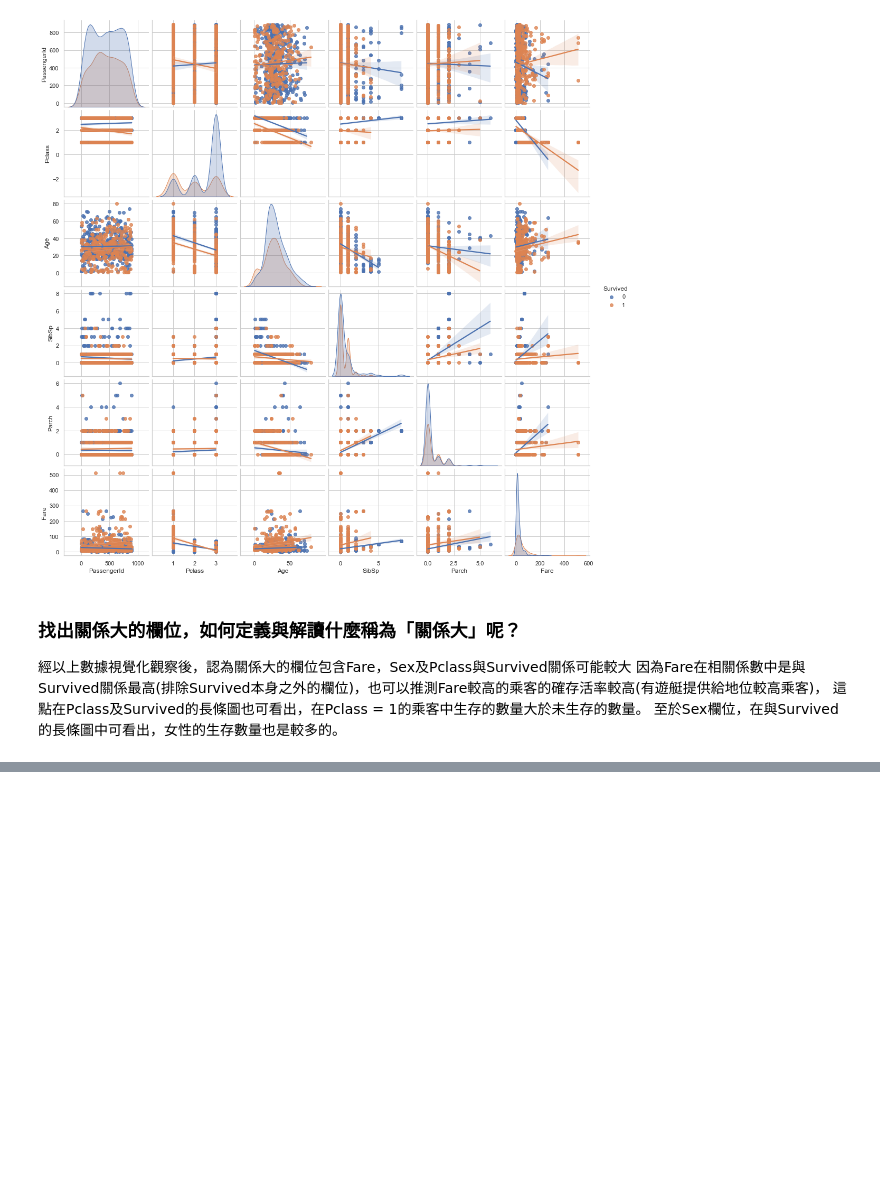
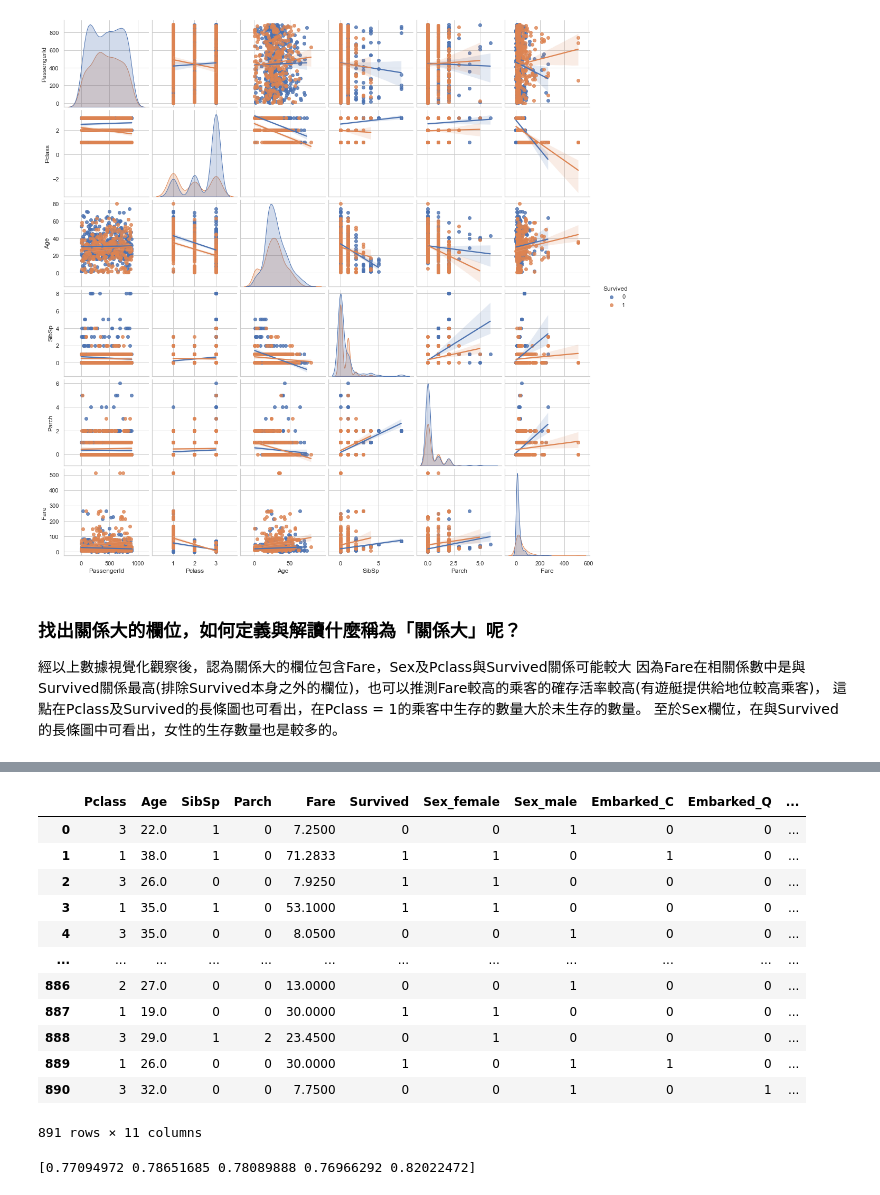
Before and after one commit to jonathanjyu/Projects, a Jupyter notebook: Titanic_Analysis/Titanic_Analysis.ipynb, the cells around one changed output, grey strips where cells are left out. Cells and saved outputs as stored; diff of their text form; code cells hidden in the pictures; blank space fills up the shorter version.

Commit message:
HW-Task03-undone-20240531 17:50

```diff
--- a/Titanic_Analysis/Titanic_Analysis.ipynb
+++ b/Titanic_Analysis/Titanic_Analysis.ipynb
@@ -129,0 +133,4 @@ plt.show()
+# %%
+# pick the columns are importance
+df_task03 = df[['Pclass','Sex','Age','SibSp','Parch','Fare','Embarked','Survived']]
+#df_task03
@@ -129,0 +149,5 @@ plt.show()
+# %%
+# fillna with mode and mean for Embarked and Age column
+df_task03['Embarked'].fillna(df_task03['Embarked'].mode()[0], inplace = True)
+df_task03['Age'].fillna(int(df_task03['Age'].mean()),inplace = True)
+print('\nAfter fillna:\n',df_task03.isnull().sum())
@@ -129,0 +169,4 @@ plt.show()
+# %%
+# one-hot encoding
+df_task03 = pd.get_dummies(df_task03)
+print('\nafter one hot encoding',df_task03)
@@ -129,0 +191,34 @@ plt.show()
+# %%
+df_task03
+# %% [output]
+|  | Pclass | Age | SibSp | Parch | Fare | Survived | Sex_female | Sex_male | Embarked_C | Embarked_Q | ... |
+| 0 | 3 | 22.0 | 1 | 0 | 7.2500 | 0 | 0 | 1 | 0 | 0 | ... |
+| 1 | 1 | 38.0 | 1 | 0 | 71.2833 | 1 | 1 | 0 | 1 | 0 | ... |
+| 2 | 3 | 26.0 | 0 | 0 | 7.9250 | 1 | 1 | 0 | 0 | 0 | ... |
+| 3 | 1 | 35.0 | 1 | 0 | 53.1000 | 1 | 1 | 0 | 0 | 0 | ... |
+| 4 | 3 | 35.0 | 0 | 0 | 8.0500 | 0 | 0 | 1 | 0 | 0 | ... |
+| ... | ... | ... | ... | ... | ... | ... | ... | ... | ... | ... | ... |
+| 886 | 2 | 27.0 | 0 | 0 | 13.0000 | 0 | 0 | 1 | 0 | 0 | ... |
+| 887 | 1 | 19.0 | 0 | 0 | 30.0000 | 1 | 1 | 0 | 0 | 0 | ... |
+| 888 | 3 | 29.0 | 1 | 2 | 23.4500 | 0 | 1 | 0 | 0 | 0 | ... |
+| 889 | 1 | 26.0 | 0 | 0 | 30.0000 | 1 | 0 | 1 | 1 | 0 | ... |
+| 890 | 3 | 32.0 | 0 | 0 | 7.7500 | 0 | 0 | 1 | 0 | 1 | ... |
+891 rows × 11 columns
+# %%
+columns_X = set(df_task03.columns) - {'Survived'}
+columns_y = ['Survived']
+
+
+train_X = df_task03[columns_X]
+train_y = df_task03[columns_y]
+
+
+from sklearn.linear_model import LogisticRegression
+from sklearn.model_selection import cross_val_score
+
+
+log = LogisticRegression(random_state=0, max_iter=3000)
+scores = cross_val_score(log, train_X, train_y.values.ravel(),cv=5,scoring='accuracy')
+print(scores)
+# %% [output]
+[0.77094972 0.78651685 0.78089888 0.76966292 0.82022472]
```
Also changed, not shown: parts of 4 cells of this notebook.
